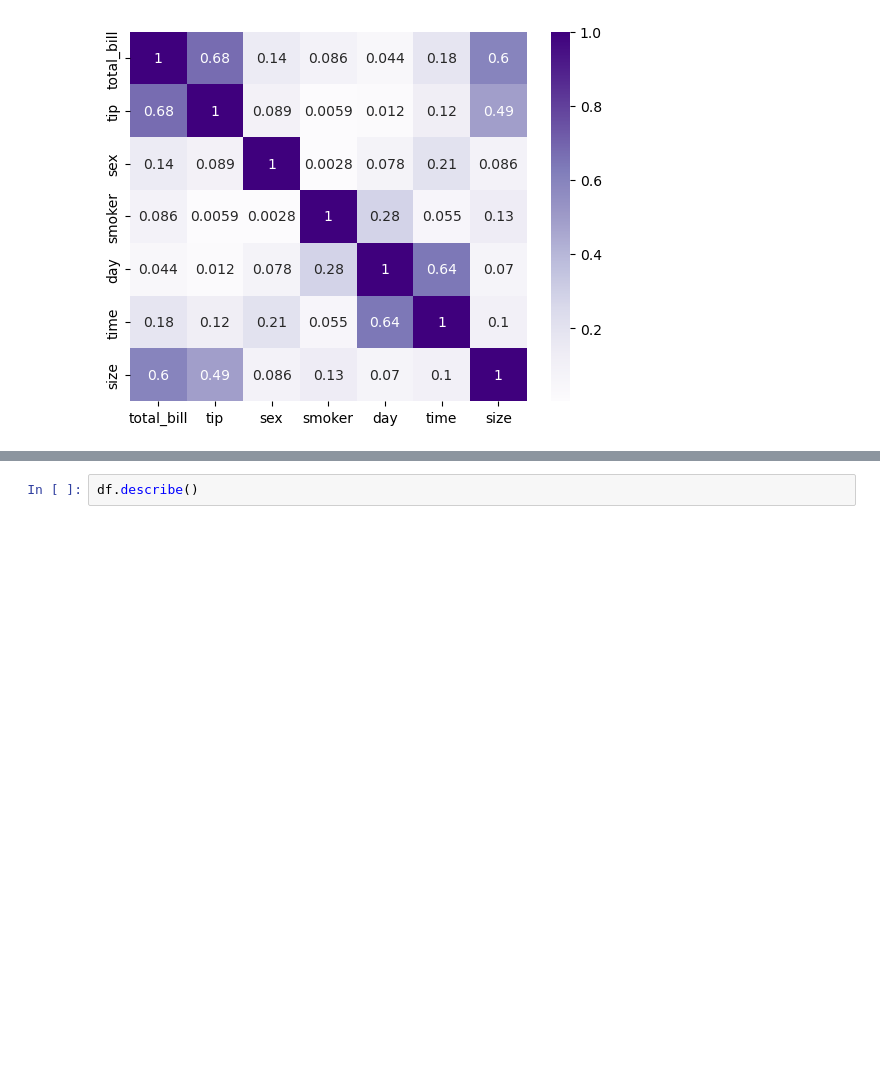
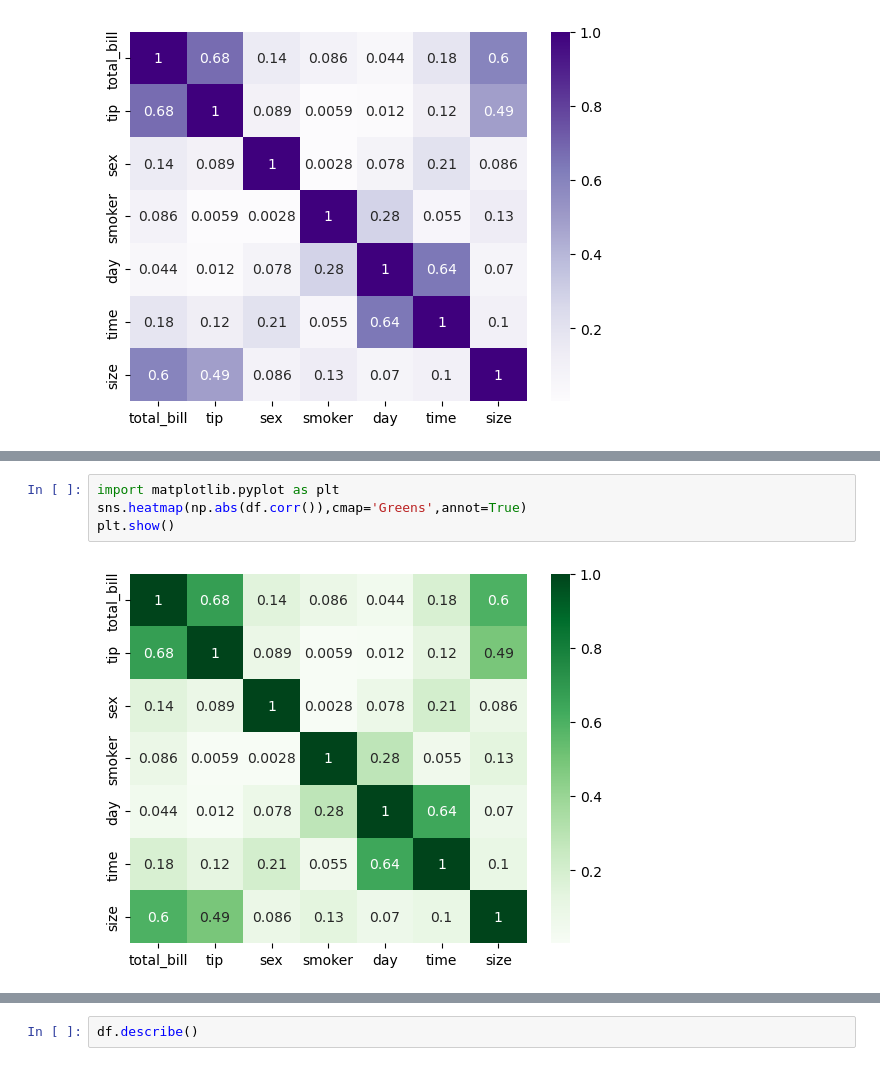
Before and after one commit to bhavya-kotluru/basic-python, a Jupyter notebook: day18.ipynb, the cells around one changed output, grey strips where cells are left out. Saved outputs shown, nothing was run; the diff lists cells and outputs as text; blank space fills up the shorter version.

```diff
--- a/day18.ipynb
+++ b/day18.ipynb
@@ -78,0 +91,6 @@ plt.show()
+# %%
+import matplotlib.pyplot as plt
+sns.heatmap(np.abs(df.corr()),cmap='Greens',annot=True)
+plt.show()
+# %% [output]
+[figure, added]
```
Also changed, not shown: parts of 19 cells of this notebook.
